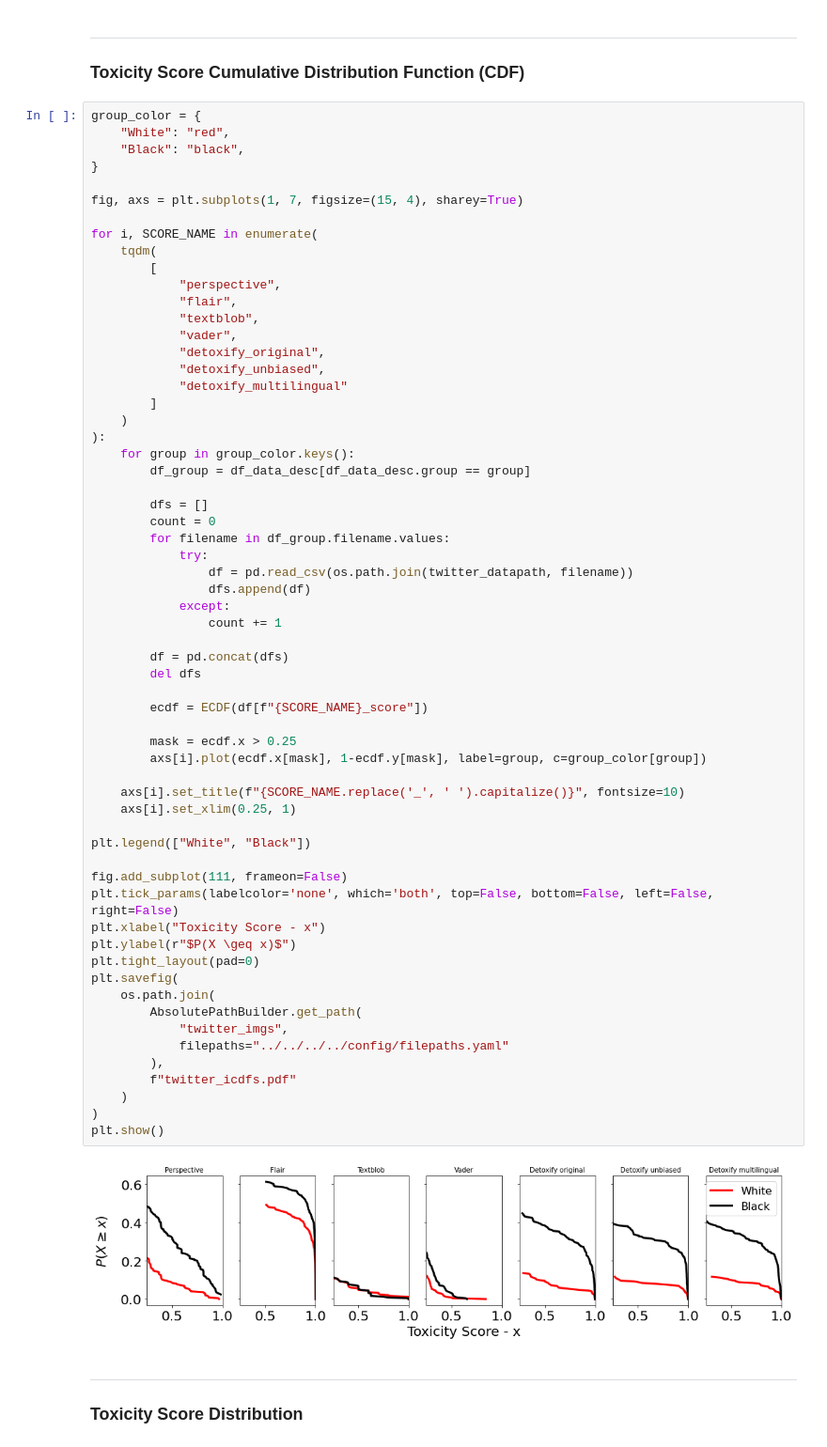
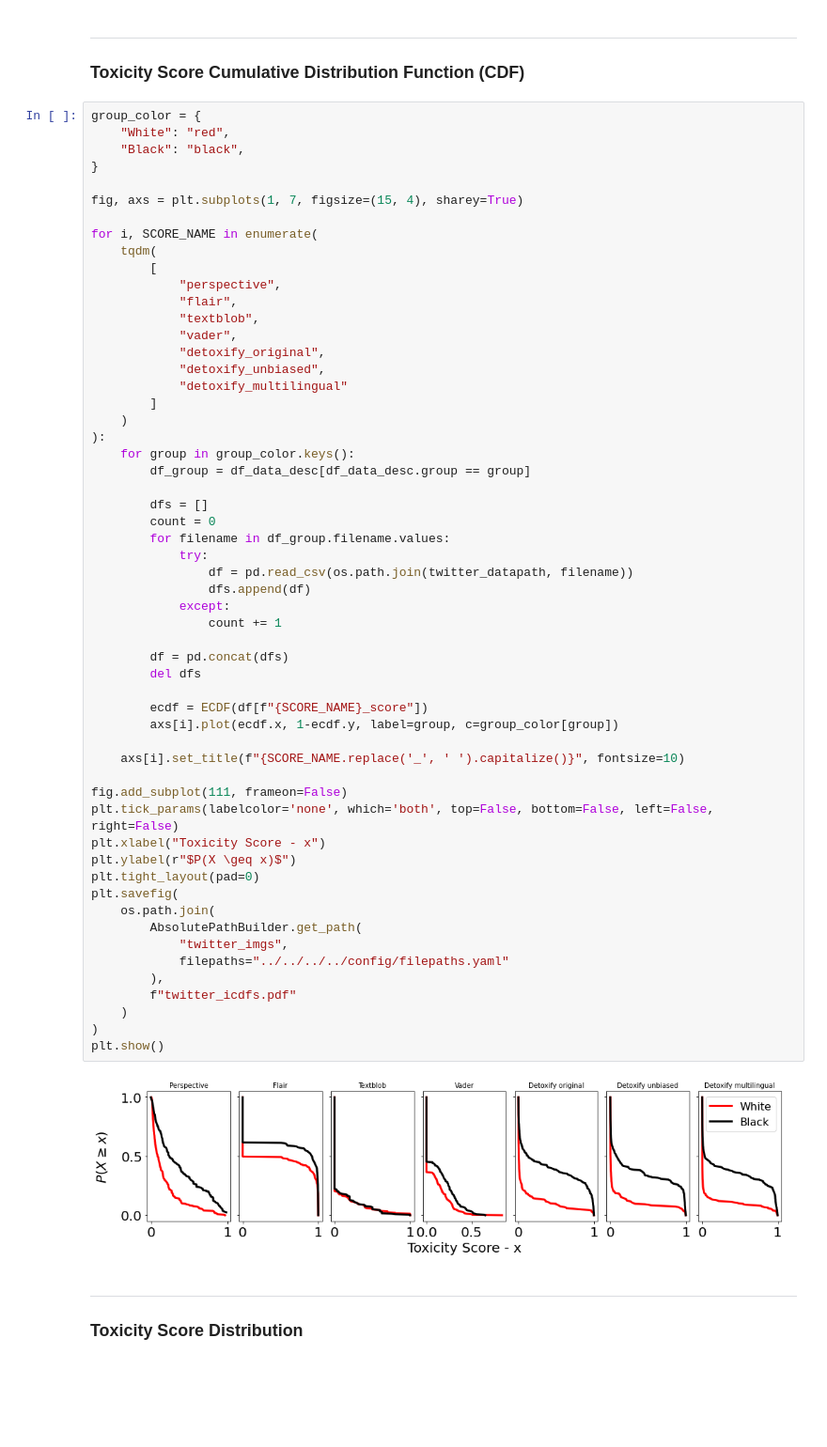
Before and after one commit to Guilherme26/dissertation, a Jupyter notebook: notebooks/pipelines/07-analysis/twitter/07-2-score-analysis.ipynb, the cells around one changed output. Shown at 94% size. Saved outputs shown, nothing was run; the diff lists cells and outputs as text; blank space fills up the shorter version.

```diff
--- a/notebooks/pipelines/07-analysis/twitter/07-2-score-analysis.ipynb
+++ b/notebooks/pipelines/07-analysis/twitter/07-2-score-analysis.ipynb
@@ -84,40 +84,35 @@ for i, SCORE_NAME in enumerate(
         for filename in df_group.filename.values:
             try:
                 df = pd.read_csv(os.path.join(twitter_datapath, filename))
                 dfs.append(df)
             except:
                 count += 1
 
         df = pd.concat(dfs)
         del dfs
 
         ecdf = ECDF(df[f"{SCORE_NAME}_score"])
-
-        mask = ecdf.x > 0.25
-        axs[i].plot(ecdf.x[mask], 1-ecdf.y[mask], label=group, c=group_color[group])
+        axs[i].plot(ecdf.x, 1-ecdf.y, label=group, c=group_color[group])
 
     axs[i].set_title(f"{SCORE_NAME.replace('_', ' ').capitalize()}", fontsize=10)
-    axs[i].set_xlim(0.25, 1)
-
-plt.legend(["White", "Black"])
 
 fig.add_subplot(111, frameon=False)
 plt.tick_params(labelcolor='none', which='both', top=False, bottom=False, left=False, right=False)
 plt.xlabel("Toxicity Score - x")
 plt.ylabel(r"$P(X \geq x)$")
 plt.tight_layout(pad=0)
 plt.savefig(
     os.path.join(
         AbsolutePathBuilder.get_path(
             "twitter_imgs",
             filepaths="../../../../config/filepaths.yaml"
         ),
         f"twitter_icdfs.pdf"
     )
 )
 plt.show()
 # %% [output]
-[figure, old version]
+[figure, new version]
 # %% [markdown]
 ---
 
```
Also changed, not shown: 2 other files.
